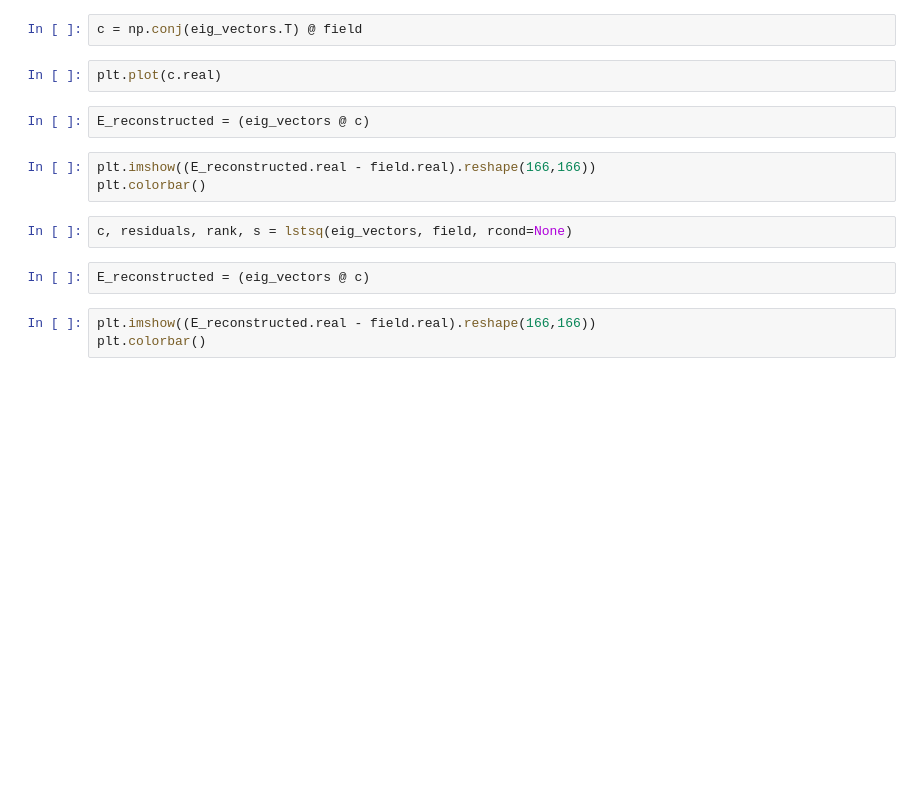
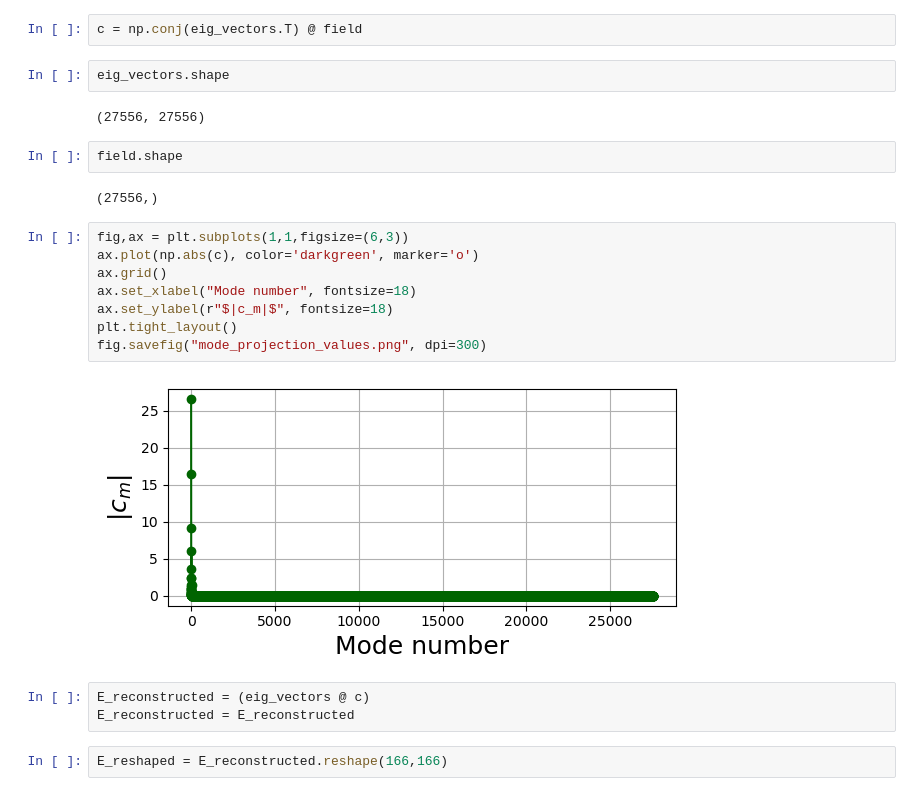
Before and after one commit to Kovaleski-Research-Lab/Bra-ket-optics, a Jupyter notebook: notebooks/plot_modes.ipynb, the cells around one changed output. Saved outputs shown, nothing was run; the diff lists cells and outputs as text; blank space fills up the shorter version.

```diff
--- a/notebooks/plot_modes.ipynb
+++ b/notebooks/plot_modes.ipynb
@@ -43,16 +99,25 @@ print(field.shape)
 # %%
 c = np.conj(eig_vectors.T) @ field
+# %%
+eig_vectors.shape
+# %% [output]
+(27556, 27556)
+# %%
+field.shape
+# %% [output]
+(27556,)
 # %%
-plt.plot(c.real)
+fig,ax = plt.subplots(1,1,figsize=(6,3))
+ax.plot(np.abs(c), color='darkgreen', marker='o')
+ax.grid()
+ax.set_xlabel("Mode number", fontsize=18)
+ax.set_ylabel(r"$|c_m|$", fontsize=18)
+plt.tight_layout()
+fig.savefig("mode_projection_values.png", dpi=300)
+# %% [output]
+[figure, added]
 # %%
 E_reconstructed = (eig_vectors @ c)
+E_reconstructed = E_reconstructed
-# %%
-plt.imshow((E_reconstructed.real - field.real).reshape(166,166))
-plt.colorbar()
-# %%
-c, residuals, rank, s = lstsq(eig_vectors, field, rcond=None)
-# %%
-E_reconstructed = (eig_vectors @ c)
-# %%
-plt.imshow((E_reconstructed.real - field.real).reshape(166,166))
-plt.colorbar()
+# %%
+E_reshaped = E_reconstructed.reshape(166,166)
```
Also changed, not shown: parts of 11 cells of this notebook, 14 other files.
